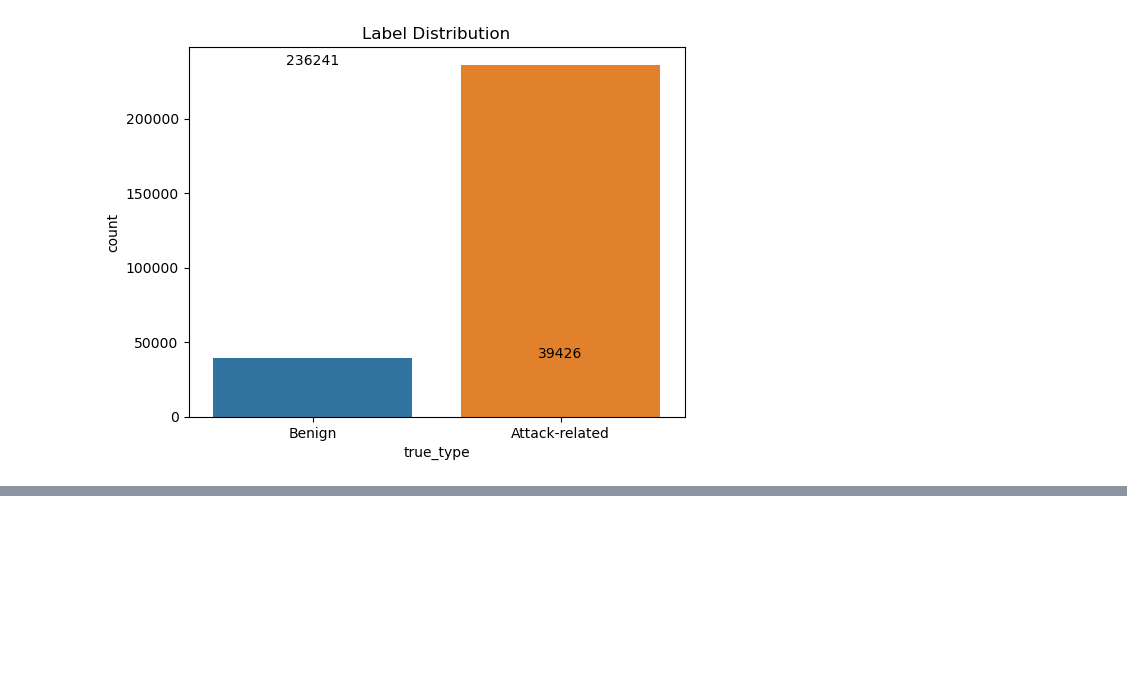
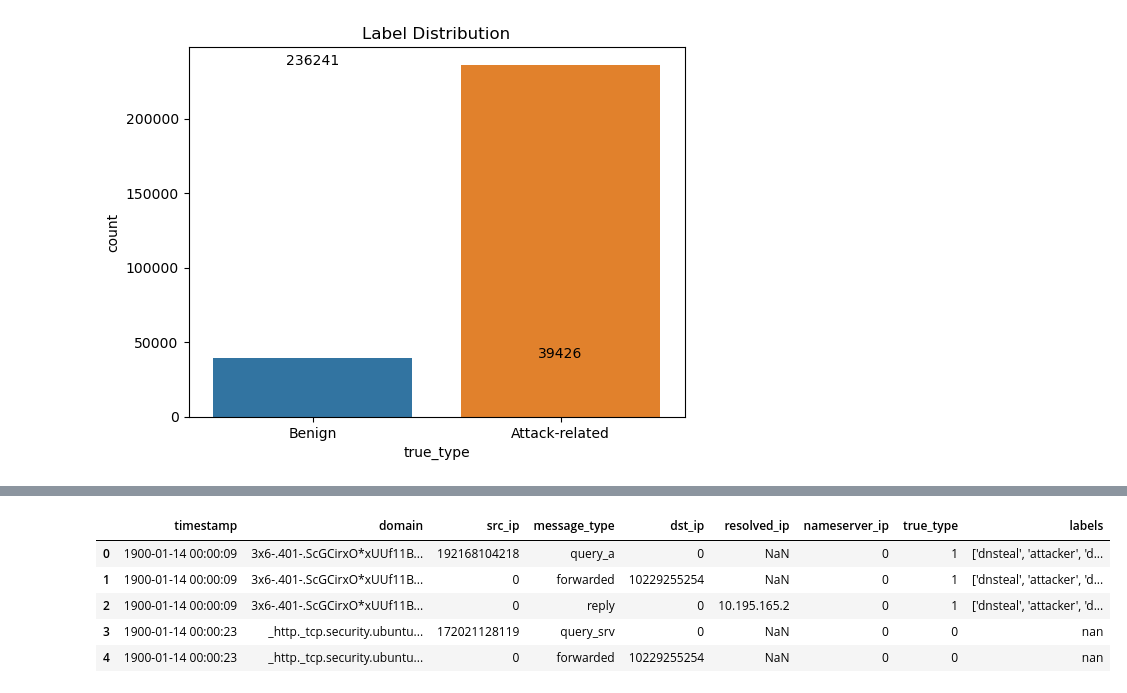
Before and after one commit to SlimTimster/IDSAlertCorrelaction_CySec_MasterThesis, a Jupyter notebook: santos_dnsmasq.ipynb, the cells around one changed output, grey strips where cells are left out. Drawn from its saved outputs; the diff is of its cells as text; code cells hidden in the pictures; blank space fills up the shorter version.

```diff
--- a/santos_dnsmasq.ipynb
+++ b/santos_dnsmasq.ipynb
@@ -177,3 +167,3 @@ one_log_message
 # %%
 #Rename column name
-df_auth.columns = ['raw', 'true_type', 'labels']
+df_raw.columns = ['raw', 'true_type', 'labels']
@@ -213,0 +323,27 @@ df_auth.iloc[66127:66129]
+# %%
+import pandas as pd
+import numpy as np
+
+def convert_ip_to_number(ip):
+    if pd.isna(ip):
+        return 0
+
+    # Split the IP address into octets
+    octets = ip.split('.')
+
+    # Add leading zeros to each octet if it has less than 3 digits
+    modified_octets = [ip if len(ip) >= 3 else '0' + ip for ip in octets]
+
+    # Join the modified octets back into a string without dots
+    modified_ip = ''.join(modified_octets)
+
+    # Convert the modified IP string to an integer
+    ip_number = int(modified_ip)
+
+    return ip_number
+
+# Apply the updated convert_ip_to_number() function to the src_ip column
+df_structured['src_ip'] = df_structured['src_ip'].apply(convert_ip_to_number)
+df_structured["dst_ip"] = df_structured["dst_ip"].apply(convert_ip_to_number)
+#df_structured["resolved_ip"] = df_structured["resolved_ip"].apply(convert_ip_to_number)
+df_structured["nameserver_ip"] = df_structured["nameserver_ip"].apply(convert_ip_to_number)
@@ -213,0 +364,9 @@ df_auth.iloc[66127:66129]
+# %%
+df_structured.head()
+# %% [output]
+|  | timestamp | domain | src_ip | message_type | dst_ip | resolved_ip | nameserver_ip | true_type | labels |
+| 0 | 1900-01-14 00:00:09 | 3x6-.401-.ScGCirxO*xUUf11B... | 192168104218 | query_a | 0 | NaN | 0 | 1 | ['dnsteal', 'attacker', 'd... |
+| 1 | 1900-01-14 00:00:09 | 3x6-.401-.ScGCirxO*xUUf11B... | 0 | forwarded | 10229255254 | NaN | 0 | 1 | ['dnsteal', 'attacker', 'd... |
+| 2 | 1900-01-14 00:00:09 | 3x6-.401-.ScGCirxO*xUUf11B... | 0 | reply | 0 | 10.195.165.2 | 0 | 1 | ['dnsteal', 'attacker', 'd... |
+| 3 | 1900-01-14 00:00:23 | _http._tcp.security.ubuntu... | 172021128119 | query_srv | 0 | NaN | 0 | 0 | nan |
+| 4 | 1900-01-14 00:00:23 | _http._tcp.security.ubuntu... | 0 | forwarded | 10229255254 | NaN | 0 | 0 | nan |
```
Also changed, not shown: parts of 19 cells of this notebook.
